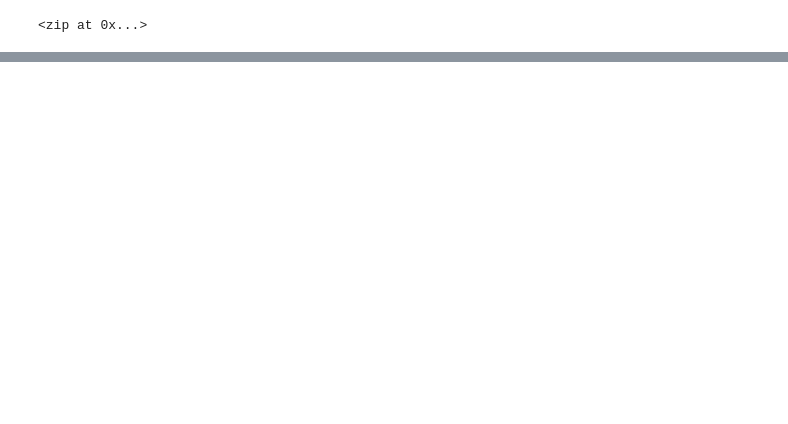
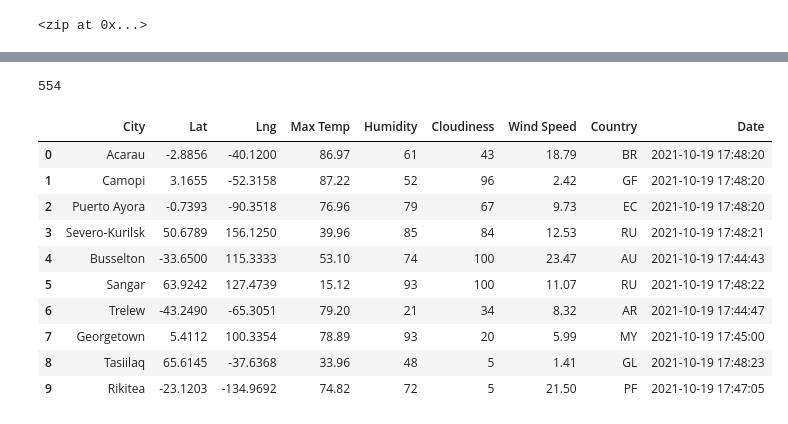
Before and after one commit to intisarkhalil/World_Weather_Analysis, a Jupyter notebook: WeatherPy.ipynb, the cells around one changed output, grey strips where cells are left out. Saved outputs shown, nothing was run; the diff lists cells and outputs as text; code cells hidden in the pictures; blank space fills up the shorter version.

Commit message:
cities DataFrame and CSV file

```diff
--- a/WeatherPy.ipynb
+++ b/WeatherPy.ipynb
@@ -33,0 +37,3 @@ len(cities)
+# %%
+# Starting URL for Weather Map API Call.
+url = "http://api.openweathermap.org/data/2.5/weather?units=Imperial&APPID=" + weather_api_key
@@ -33,0 +117,20 @@ len(cities)
+# %%
+len(city_data)
+# %% [output]
+554
+# %%
+# Convert the array of dictionaries to a Pandas DataFrame.
+city_data_df = pd.DataFrame(city_data)
+city_data_df.head(10)
+# %% [output]
+|  | City | Lat | Lng | Max Temp | Humidity | Cloudiness | Wind Speed | Country | Date |
+| 0 | Acarau | -2.8856 | -40.1200 | 86.97 | 61 | 43 | 18.79 | BR | 2021-10-19 17:48:20 |
+| 1 | Camopi | 3.1655 | -52.3158 | 87.22 | 52 | 96 | 2.42 | GF | 2021-10-19 17:48:20 |
+| 2 | Puerto Ayora | -0.7393 | -90.3518 | 76.96 | 79 | 67 | 9.73 | EC | 2021-10-19 17:48:20 |
+| 3 | Severo-Kurilsk | 50.6789 | 156.1250 | 39.96 | 85 | 84 | 12.53 | RU | 2021-10-19 17:48:21 |
+| 4 | Busselton | -33.6500 | 115.3333 | 53.10 | 74 | 100 | 23.47 | AU | 2021-10-19 17:44:43 |
+| 5 | Sangar | 63.9242 | 127.4739 | 15.12 | 93 | 100 | 11.07 | RU | 2021-10-19 17:48:22 |
+| 6 | Trelew | -43.2490 | -65.3051 | 79.20 | 21 | 34 | 8.32 | AR | 2021-10-19 17:44:47 |
+| 7 | Georgetown | 5.4112 | 100.3354 | 78.89 | 93 | 20 | 5.99 | MY | 2021-10-19 17:45:00 |
+| 8 | Tasiilaq | 65.6145 | -37.6368 | 33.96 | 48 | 5 | 1.41 | GL | 2021-10-19 17:48:23 |
+| 9 | Rikitea | -23.1203 | -134.9692 | 74.82 | 72 | 5 | 21.50 | PF | 2021-10-19 17:47:05 |
```
Also changed, not shown: parts of 6 cells of this notebook.
